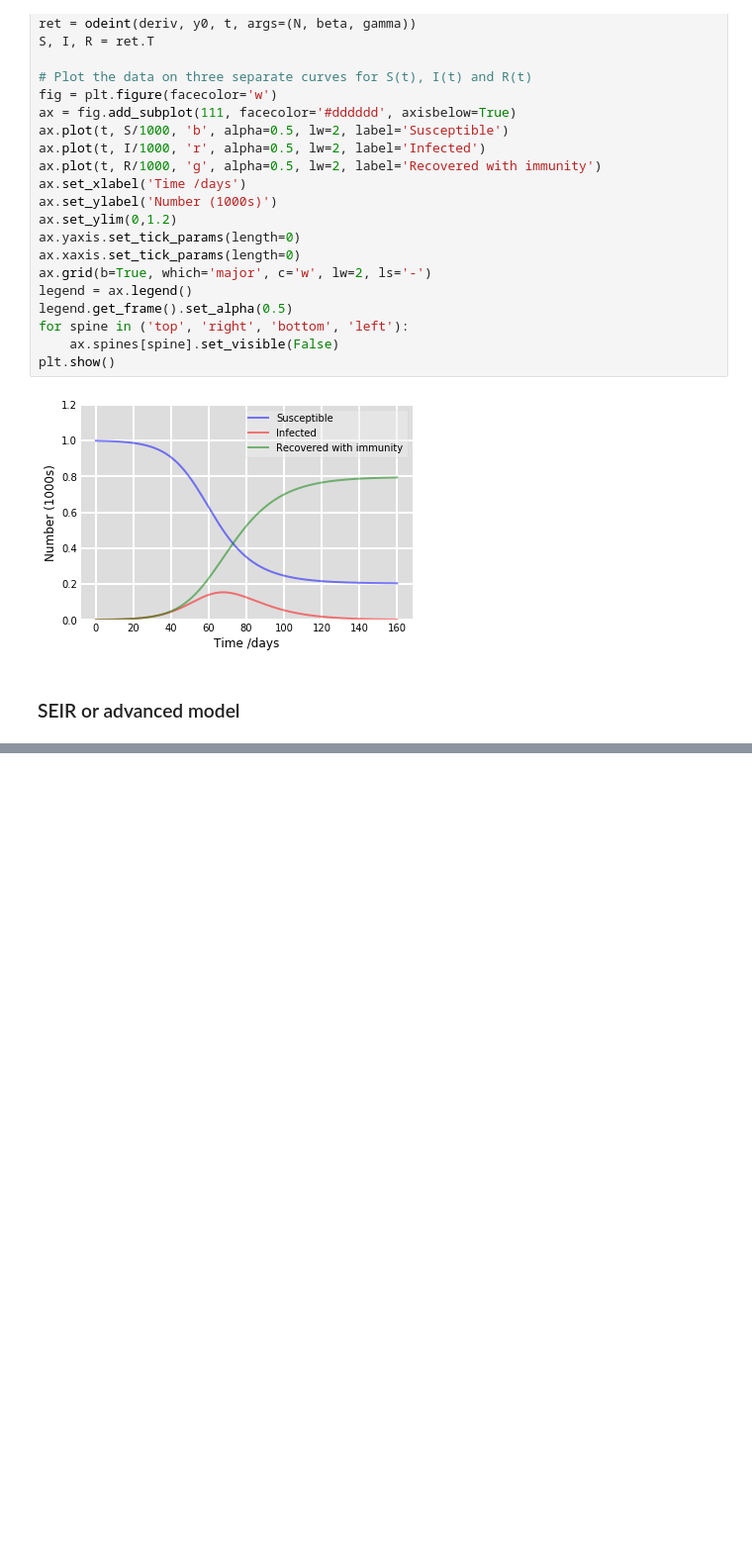
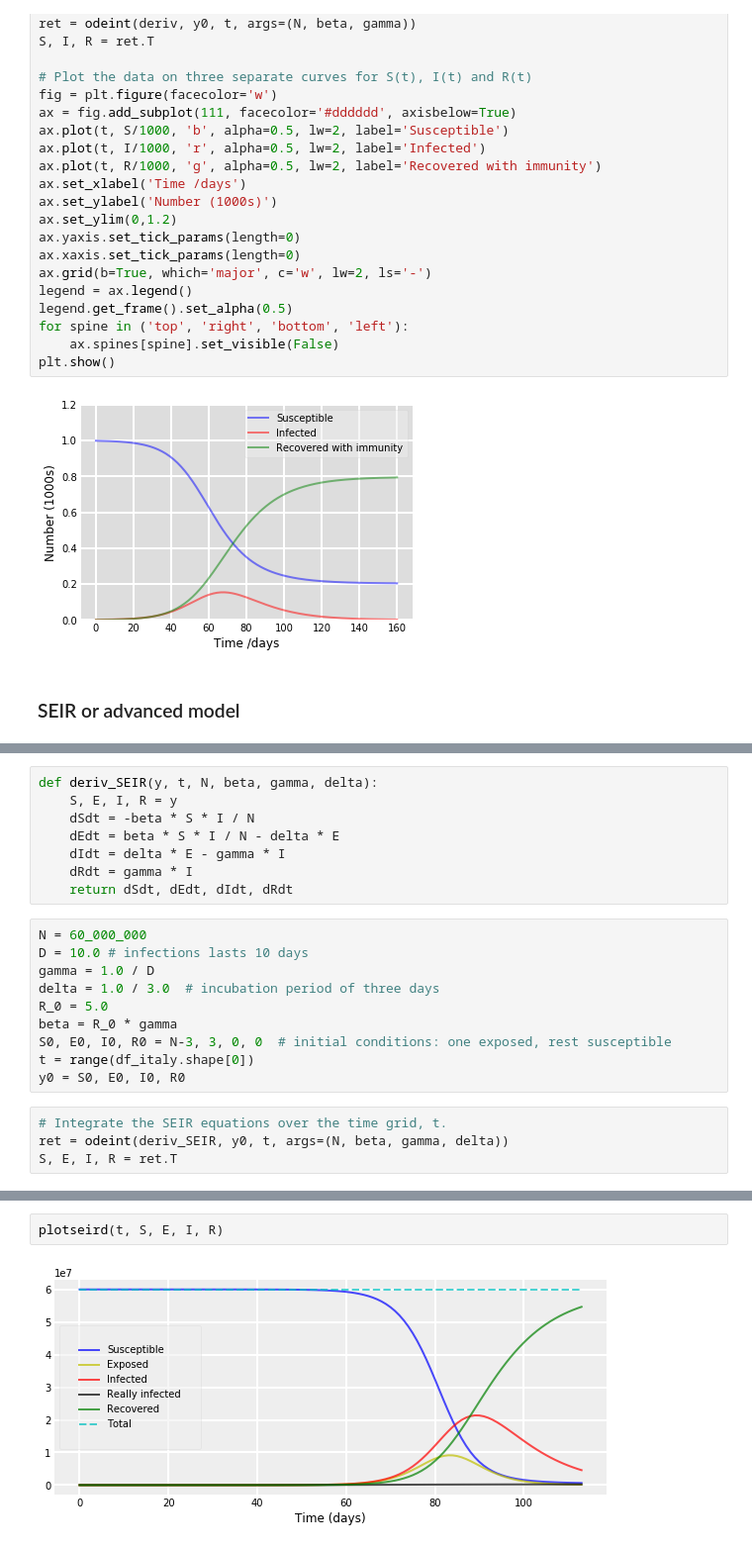
Before and after one commit to klchai/ML_COVID-19, a Jupyter notebook: ML_COVID-19.ipynb, the cells around one changed output, grey strips where cells are left out. Shown at 99% size. Cells and saved outputs as stored; diff of their text form; blank space fills up the shorter version.

Commit message:
seir italie

```diff
--- a/ML_COVID-19.ipynb
+++ b/ML_COVID-19.ipynb
@@ -326,0 +330,22 @@ italy.head(10)
+# %%
+def deriv_SEIR(y, t, N, beta, gamma, delta):
+    S, E, I, R = y
+    dSdt = -beta * S * I / N
+    dEdt = beta * S * I / N - delta * E
+    dIdt = delta * E - gamma * I
+    dRdt = gamma * I
+    return dSdt, dEdt, dIdt, dRdt
+# %%
+N = 60_000_000
+D = 10.0 # infections lasts 10 days
+gamma = 1.0 / D
+delta = 1.0 / 3.0  # incubation period of three days
+R_0 = 5.0
+beta = R_0 * gamma
+S0, E0, I0, R0 = N-3, 3, 0, 0  # initial conditions: one exposed, rest susceptible
+t = range(df_italy.shape[0])
+y0 = S0, E0, I0, R0
+# %%
+# Integrate the SEIR equations over the time grid, t.
+ret = odeint(deriv_SEIR, y0, t, args=(N, beta, gamma, delta))
+S, E, I, R = ret.T
@@ -326,0 +432,4 @@ italy.head(10)
+# %%
+plotseird(t, S, E, I, R)
+# %% [output]
+[figure, added]
```
Also changed, not shown: parts of 7 cells of this notebook.
